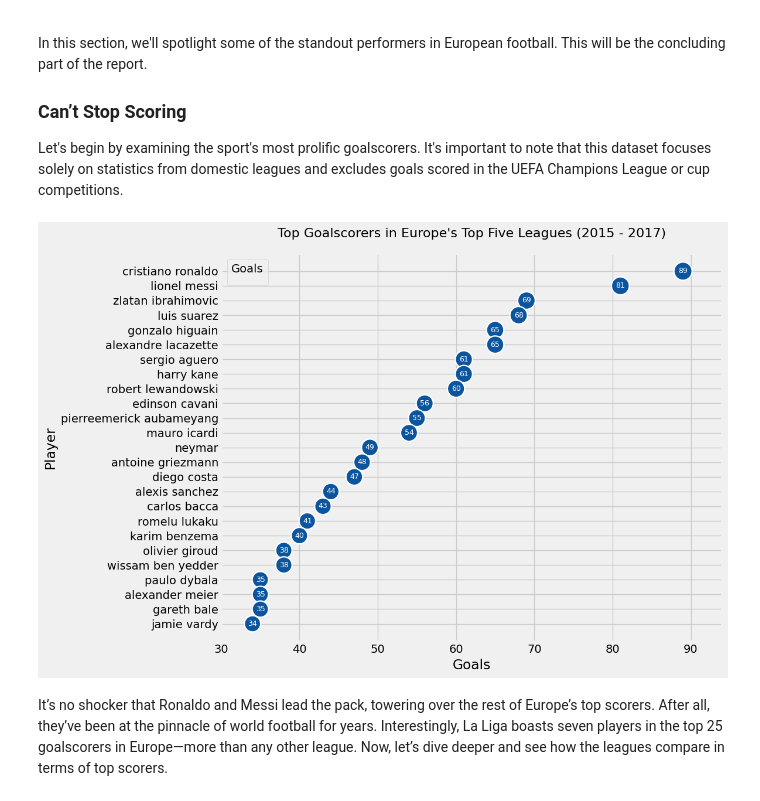
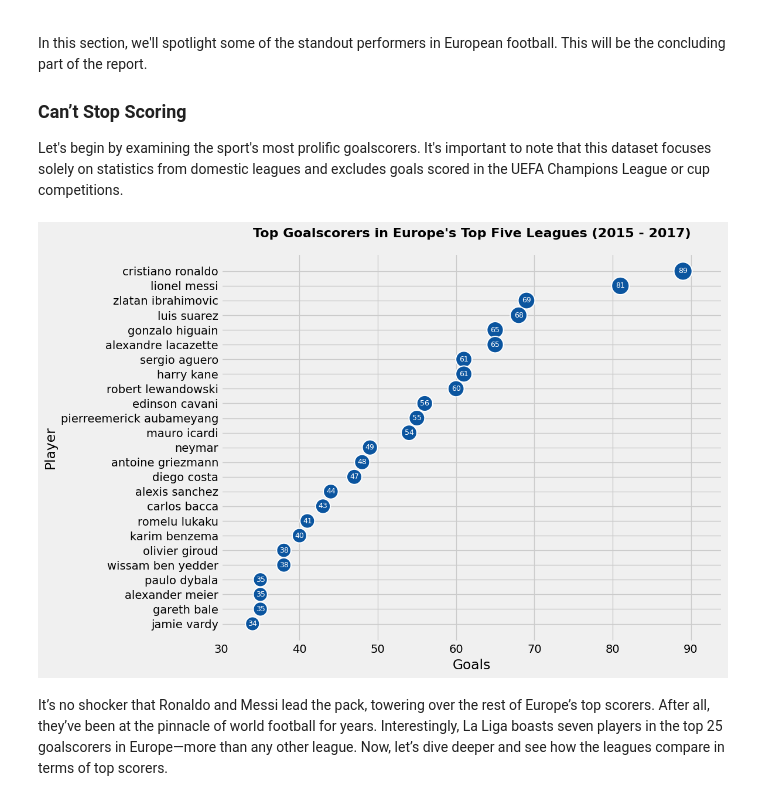
Before and after one commit to yassergribi/Analysis-of-Football-Events, a Jupyter notebook: Analysis_of_Football_Events.ipynb, the cells around one changed output. Cells and saved outputs as stored; diff of their text form; code cells hidden in the pictures.

```diff
--- a/Analysis_of_Football_Events.ipynb
+++ b/Analysis_of_Football_Events.ipynb
@@ -524,27 +528,27 @@ In this section, we'll spotlight some of the standout performers in European foo
 ### Can’t Stop Scoring
 Let's begin by examining the sport's most prolific goalscorers. It's important to note that this dataset focuses solely on statistics from domestic leagues and excludes goals scored in the UEFA Champions League or cup competitions.
 # %%
-top_goalscorers = events_goals.groupby('player').size().reset_index(name="goals").sort_values("goals", ascending=False).head(25)
+all_goals = events[events.is_goal]
+top_goalscorers = all_goals.groupby('player').size().reset_index(name="goals").sort_values("goals", ascending=False).head(25)
 # %%
 dark_blue_palette = sns.color_palette("Blues")[5:] # Remove the lightest shades
 plt.figure(figsize=(12, 8))
 
-sns.scatterplot(data=top_goalscorers, x='goals', y='player', size='goals', hue='goals', palette=dark_blue_palette, sizes=(400, 500),legend=False)
+sns.scatterplot(data=top_goalscorers, x='goals', y='player', size='goals', hue='goals', palette=dark_blue_palette, sizes=(300, 500),legend=False)
 
 # Add labels
 for i in range(len(top_goalscorers)):
     plt.text(top_goalscorers['goals'].iloc[i], i, str(top_goalscorers['goals'].iloc[i]), color='white', ha='center', va='center', fontsize=9)
 
 # Title and aesthetic adjustments
-plt.title("Top Goalscorers in Europe's Top Five Leagues (2015 - 2017)", fontsize=16, pad=20)
+plt.title("Top Goalscorers in Europe's Top Five Leagues (2015 - 2017)", fontsize=16,  weight='bold', pad=20)
 plt.xlabel('Goals')
 plt.ylabel('Player')
 plt.xlim(30, top_goalscorers['goals'].max() + 5)  # Adjust the x-limit for padding
-plt.legend(title='Goals')
 plt.tight_layout()
 plt.show()
 # %% [output]
-[figure, old version]
+[figure, new version]
 # %% [markdown]
 It’s no shocker that Ronaldo and Messi lead the pack, towering over the rest of Europe’s top scorers. After all, they’ve been at the pinnacle of world football for years. Interestingly, La Liga boasts seven players in the top 25 goalscorers in Europe—more than any other league. Now, let’s dive deeper and see how the leagues compare in terms of top scorers.
 # %%
```
Also changed, not shown: parts of 26 cells of this notebook.
